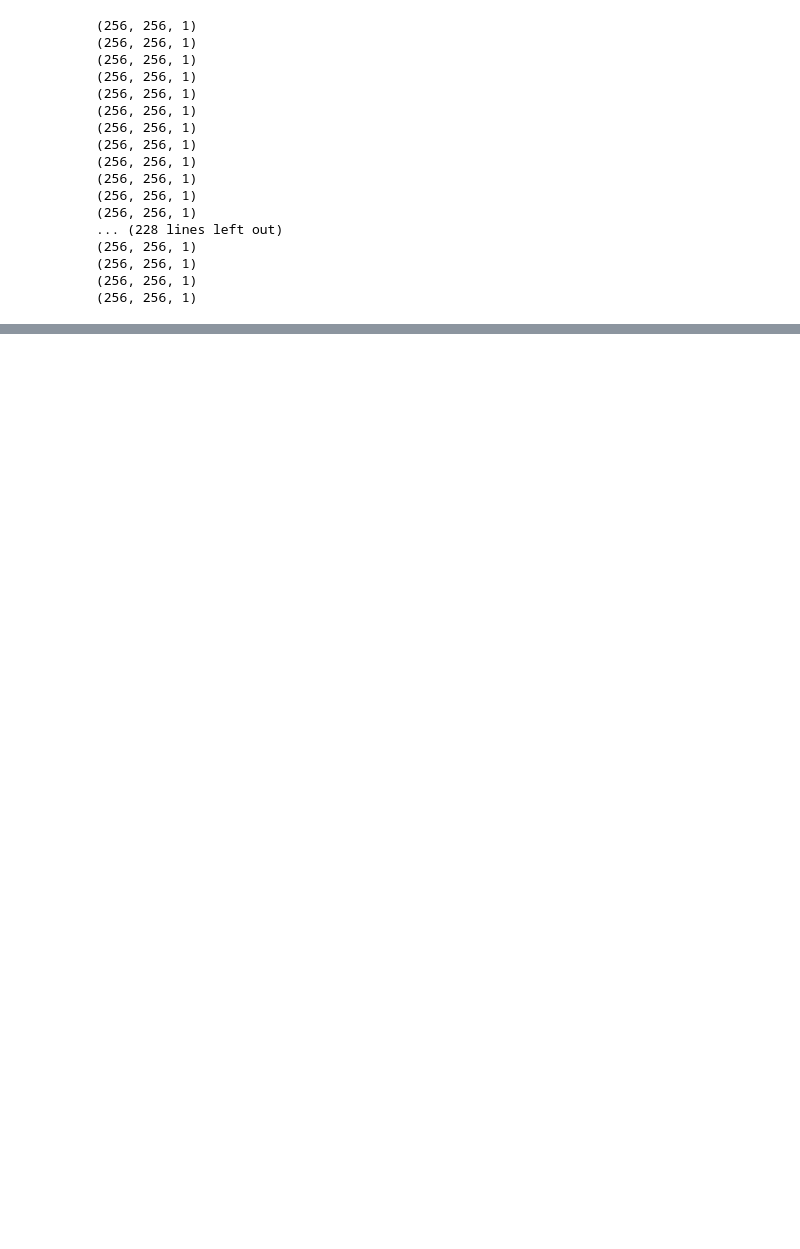
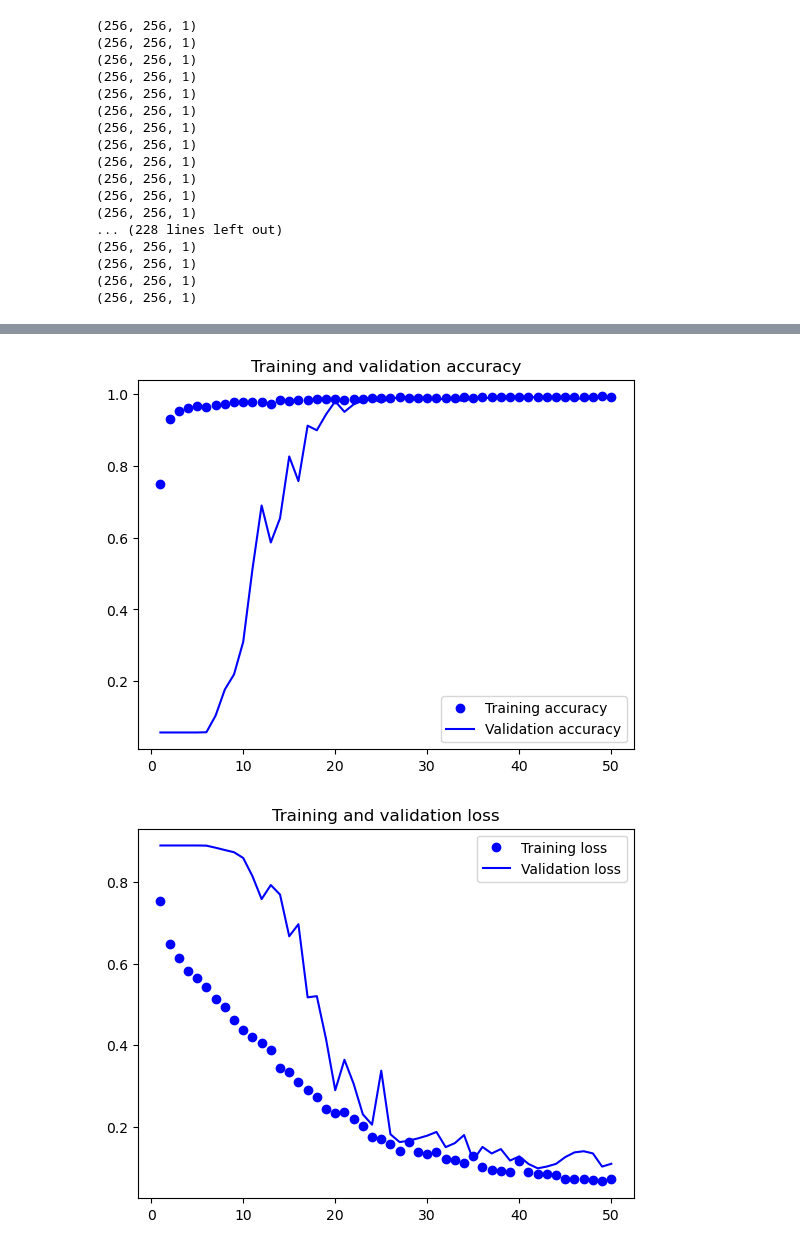
Before and after one commit to Brodzio605/Liver-segmentation, a Jupyter notebook: Aom.ipynb, the cells around one changed output, grey strips where cells are left out. Saved outputs shown, nothing was run; the diff lists cells and outputs as text; code cells hidden in the pictures; blank space fills up the shorter version.

```diff
--- a/Aom.ipynb
+++ b/Aom.ipynb
@@ -77,0 +206,17 @@ X_train, X_test, y_train, y_test = train_test_split(images, masks, test_size=0.1
+# %%
+# Definicja liczby epok i rozmiaru partii (batch size)
+num_epochs = 50  # Liczba epok treningu
+batch_size = 16  # Rozmiar partii danych
+
+# Ustawienie ziarna dla generatora liczb losowych TensorFlow
+tf.random.set_seed(1)  # Ustawienie ziarna dla powtarzalności wyników
+
+# Trenowanie modelu UNet na danych treningowych
+history = model.fit(
+    X_train,  # Dane treningowe (obrazy)
+    y_train,  # Dane treningowe (maski)
+    batch_size=batch_size,  # Rozmiar partii danych używany podczas treningu
+    epochs=num_epochs,  # Liczba epok treningu
+    callbacks=[early_stop, reduce_lr],  # Funkcje zwrotne używane podczas treningu (wczesne zatrzymywanie i zmniejszenie tempa uczenia)
+    validation_data=(X_test, y_test)  # Dane walidacyjne (obrazy i maski)
+)
@@ -77,0 +241,26 @@ X_train, X_test, y_train, y_test = train_test_split(images, masks, test_size=0.1
+# %%
+import matplotlib.pyplot as plt
+
+acc = history.history['accuracy']
+val_acc = history.history['val_accuracy']
+loss = history.history['loss']
+val_loss = history.history['val_loss']
+
+epochs = range(1, len(acc) + 1)
+
+plt.plot(epochs, acc, 'bo', label='Training accuracy')
+plt.plot(epochs, val_acc, 'b', label='Validation accuracy')
+plt.title('Training and validation accuracy')
+plt.legend()
+
+plt.figure()
+
+plt.plot(epochs, loss, 'bo', label='Training loss')
+plt.plot(epochs, val_loss, 'b', label='Validation loss')
+plt.title('Training and validation loss')
+plt.legend()
+
+plt.show()
+# %% [output]
+[figure, added]
+[figure, added]
```
Also changed, not shown: parts of 8 cells of this notebook.
